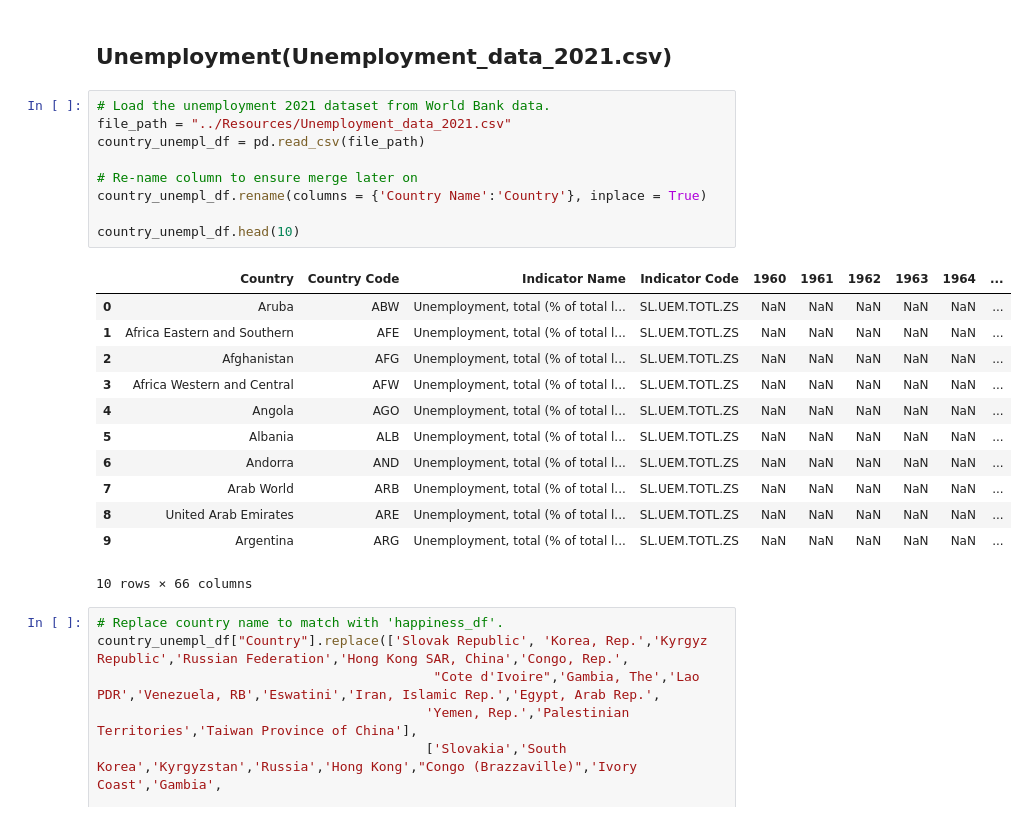
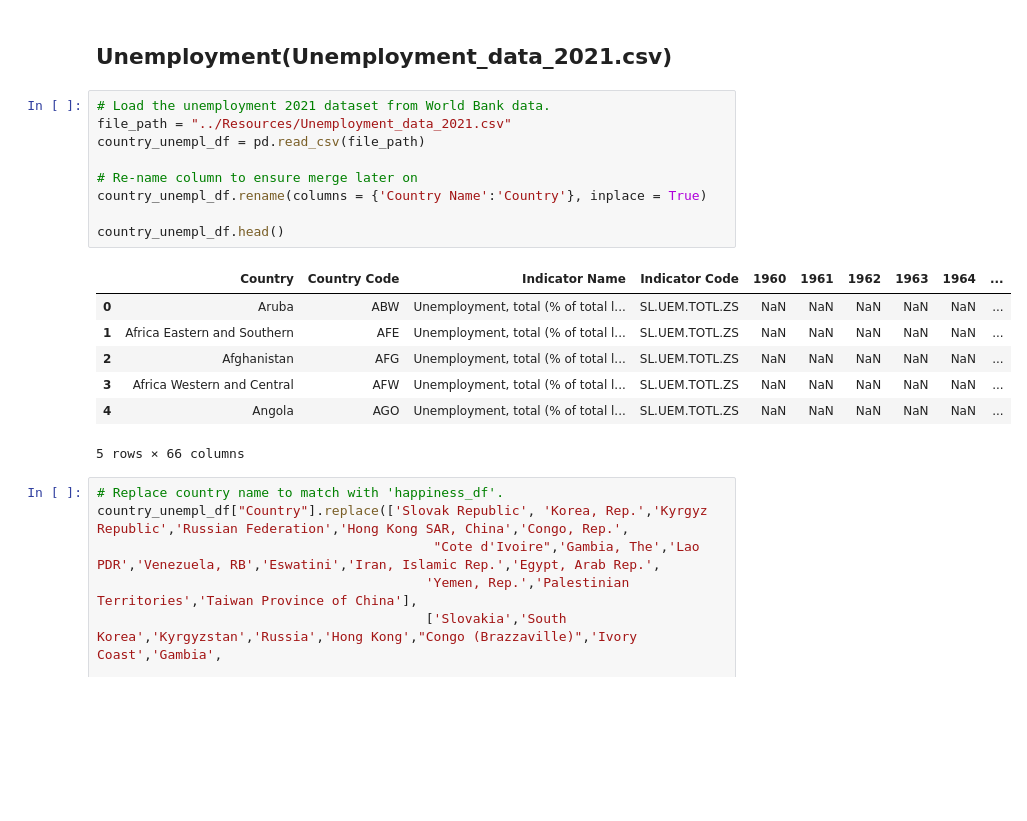
Before and after one commit to yaparnehir/Predicting_Happiness, a Jupyter notebook: ETL/ETL.ipynb, the cells around one changed output. Saved outputs shown, nothing was run; the diff lists cells and outputs as text; blank space fills up the shorter version.

```diff
--- a/ETL/ETL.ipynb
+++ b/ETL/ETL.ipynb
@@ -241,25 +234,20 @@ dtype: int64
 # %%
 # Load the unemployment 2021 dataset from World Bank data.
 file_path = "../Resources/Unemployment_data_2021.csv"
 country_unempl_df = pd.read_csv(file_path)
 
 # Re-name column to ensure merge later on
 country_unempl_df.rename(columns = {'Country Name':'Country'}, inplace = True)
 
-country_unempl_df.head(10)
+country_unempl_df.head()
 # %% [output]
 |  | Country | Country Code | Indicator Name | Indicator Code | 1960 | 1961 | 1962 | 1963 | 1964 | ... |
 | 0 | Aruba | ABW | Unemployment, total (% of total l... | SL.UEM.TOTL.ZS | NaN | NaN | NaN | NaN | NaN | ... |
 | 1 | Africa Eastern and Southern | AFE | Unemployment, total (% of total l... | SL.UEM.TOTL.ZS | NaN | NaN | NaN | NaN | NaN | ... |
 | 2 | Afghanistan | AFG | Unemployment, total (% of total l... | SL.UEM.TOTL.ZS | NaN | NaN | NaN | NaN | NaN | ... |
 | 3 | Africa Western and Central | AFW | Unemployment, total (% of total l... | SL.UEM.TOTL.ZS | NaN | NaN | NaN | NaN | NaN | ... |
 | 4 | Angola | AGO | Unemployment, total (% of total l... | SL.UEM.TOTL.ZS | NaN | NaN | NaN | NaN | NaN | ... |
-| 5 | Albania | ALB | Unemployment, total (% of total l... | SL.UEM.TOTL.ZS | NaN | NaN | NaN | NaN | NaN | ... |
-| 6 | Andorra | AND | Unemployment, total (% of total l... | SL.UEM.TOTL.ZS | NaN | NaN | NaN | NaN | NaN | ... |
-| 7 | Arab World | ARB | Unemployment, total (% of total l... | SL.UEM.TOTL.ZS | NaN | NaN | NaN | NaN | NaN | ... |
-| 8 | United Arab Emirates | ARE | Unemployment, total (% of total l... | SL.UEM.TOTL.ZS | NaN | NaN | NaN | NaN | NaN | ... |
-| 9 | Argentina | ARG | Unemployment, total (% of total l... | SL.UEM.TOTL.ZS | NaN | NaN | NaN | NaN | NaN | ... |
-10 rows × 66 columns
+5 rows × 66 columns
 # %%
 # Replace country name to match with 'happiness_df'.
 country_unempl_df["Country"].replace(['Slovak Republic', 'Korea, Rep.','Kyrgyz Republic','Russian Federation','Hong Kong SAR, China','Congo, Rep.',
```
Also changed, not shown: parts of 10 cells of this notebook, 3 other files.
